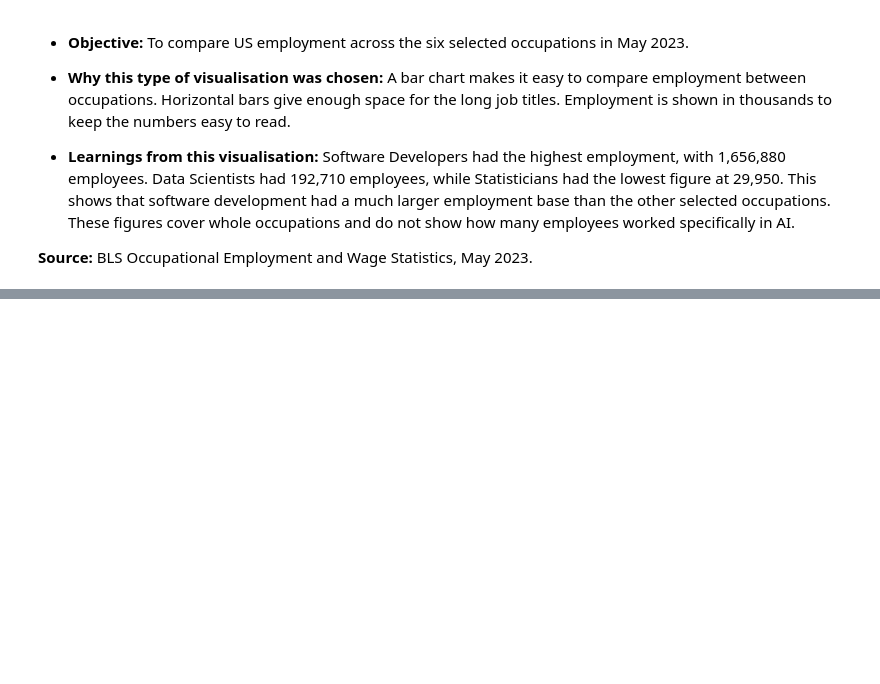
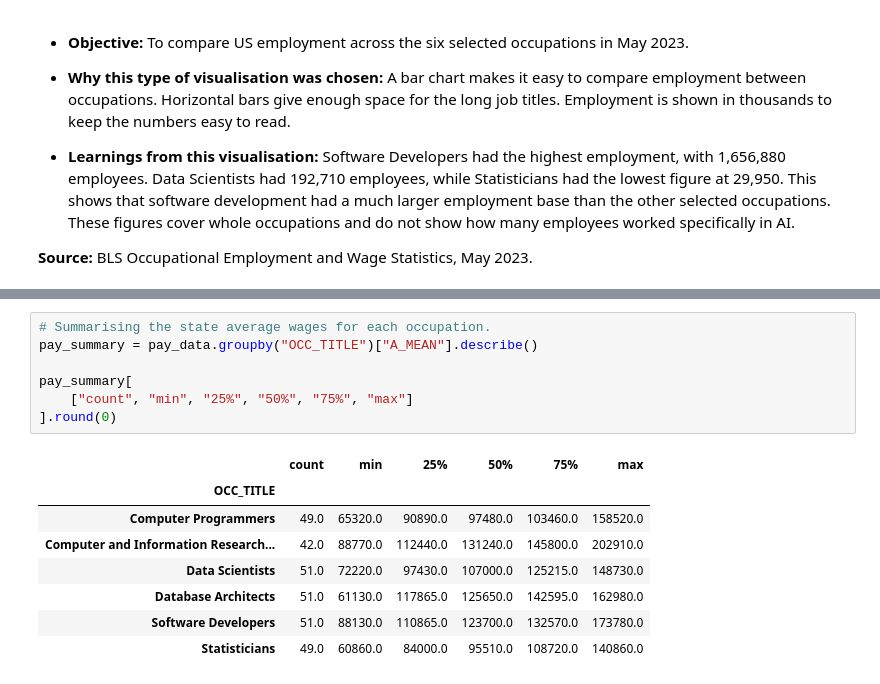
Before and after one commit to AbhinavBorgohain/AI_Employment_Analysis_DVC_CA1, a Jupyter notebook: AI_Employment_Analysis.ipynb, the cells around one changed output, grey strips where cells are left out. Cells and saved outputs as stored; diff of their text form; blank space fills up the shorter version.

```diff
--- a/AI_Employment_Analysis.ipynb
+++ b/AI_Employment_Analysis.ipynb
@@ -167,0 +198,16 @@ plt.show()
+# %%
+# Summarising the state average wages for each occupation.
+pay_summary = pay_data.groupby("OCC_TITLE")["A_MEAN"].describe()
+
+pay_summary[
+    ["count", "min", "25%", "50%", "75%", "max"]
+].round(0)
+# %% [output]
+|  | count | min | 25% | 50% | 75% | max |
+| OCC_TITLE |  |  |  |  |  |  |
+| Computer Programmers | 49.0 | 65320.0 | 90890.0 | 97480.0 | 103460.0 | 158520.0 |
+| Computer and Information Research... | 42.0 | 88770.0 | 112440.0 | 131240.0 | 145800.0 | 202910.0 |
+| Data Scientists | 51.0 | 72220.0 | 97430.0 | 107000.0 | 125215.0 | 148730.0 |
+| Database Architects | 51.0 | 61130.0 | 117865.0 | 125650.0 | 142595.0 | 162980.0 |
+| Software Developers | 51.0 | 88130.0 | 110865.0 | 123700.0 | 132570.0 | 173780.0 |
+| Statisticians | 49.0 | 60860.0 | 84000.0 | 95510.0 | 108720.0 | 140860.0 |
```
Also changed, not shown: parts of 3 cells of this notebook.
